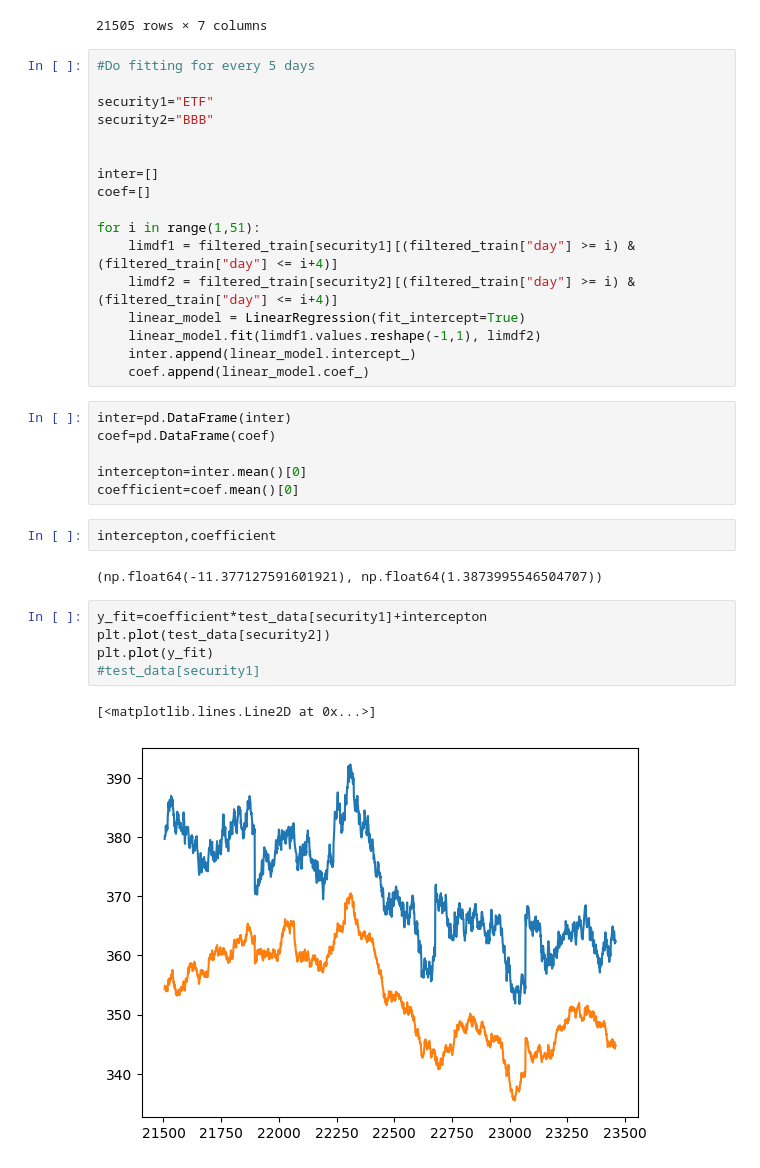
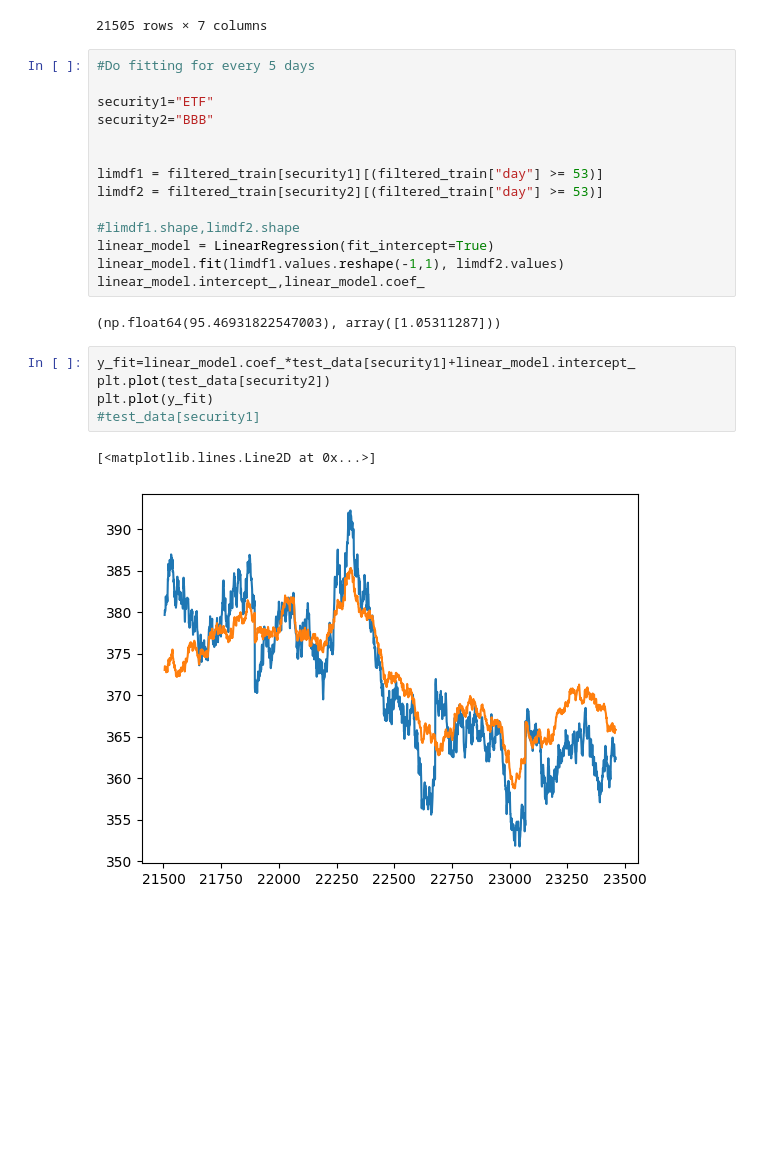
Before and after one commit to RubenAnneBonny/CitadelQuantInvitational, a Jupyter notebook: Ruiming/Cointegration_test.ipynb, the cells around one changed output. Cells and saved outputs as stored; diff of their text form; blank space fills up the shorter version.

```diff
--- a/Ruiming/Cointegration_test.ipynb
+++ b/Ruiming/Cointegration_test.ipynb
@@ -158,34 +157,23 @@ security1="ETF"
 security2="BBB"
 
 
-inter=[]
-coef=[]
+limdf1 = filtered_train[security1][(filtered_train["day"] >= 53)]
+limdf2 = filtered_train[security2][(filtered_train["day"] >= 53)]
 
-for i in range(1,51):
-    limdf1 = filtered_train[security1][(filtered_train["day"] >= i) & (filtered_train["day"] <= i+4)]
-    limdf2 = filtered_train[security2][(filtered_train["day"] >= i) & (filtered_train["day"] <= i+4)]
-    linear_model = LinearRegression(fit_intercept=True)
-    linear_model.fit(limdf1.values.reshape(-1,1), limdf2)
-    inter.append(linear_model.intercept_)
-    coef.append(linear_model.coef_)
+#limdf1.shape,limdf2.shape
+linear_model = LinearRegression(fit_intercept=True)
+linear_model.fit(limdf1.values.reshape(-1,1), limdf2.values)
+linear_model.intercept_,linear_model.coef_
+# %% [output]
+(np.float64(95.46931822547003), array([1.05311287]))
-# %%
-inter=pd.DataFrame(inter)
-coef=pd.DataFrame(coef)
-
-intercepton=inter.mean()[0]
-coefficient=coef.mean()[0]
-# %%
-intercepton,coefficient
-# %% [output]
-(np.float64(-11.377127591601921), np.float64(1.3873995546504707))
 # %%
-y_fit=coefficient*test_data[security1]+intercepton
+y_fit=linear_model.coef_*test_data[security1]+linear_model.intercept_
 plt.plot(test_data[security2])
 plt.plot(y_fit)
 #test_data[security1]
 # %% [output]
 [<matplotlib.lines.Line2D at 0x...>]
-[figure, old version]
+[figure, new version]
 # %%
 diff=test_data[security2]-y_fit
 diff.plot()
```
Also changed, not shown: parts of 2 cells of this notebook, 1 other file.
